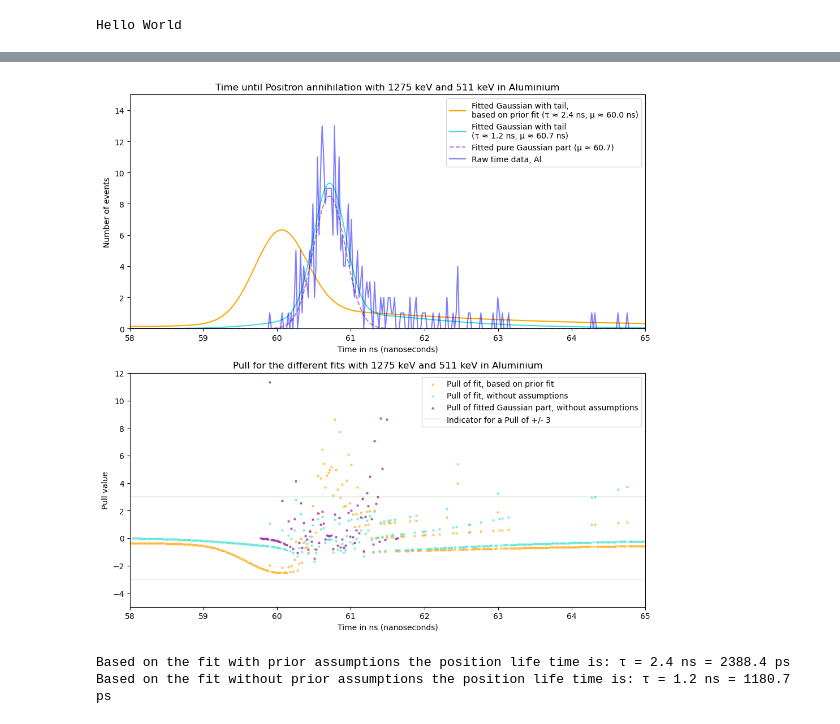
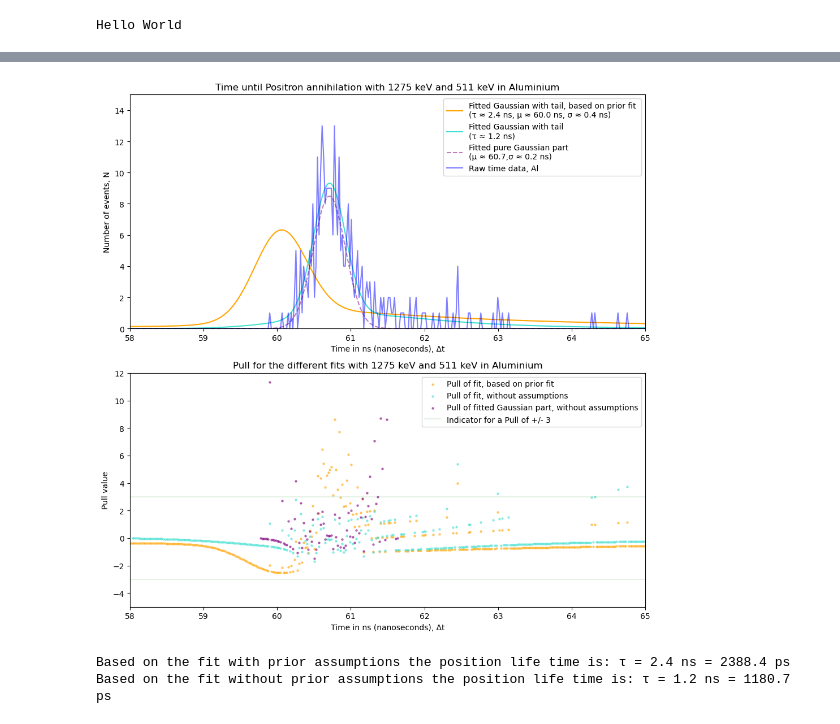
Before and after one commit to Royeth-Boss/KT-1-Lab-Positronium, a Jupyter notebook: Fits_and_plots.ipynb, the cells around one changed output, grey strips where cells are left out. Drawn from its saved outputs; the diff is of its cells as text; code cells hidden in the pictures.

```diff
--- a/Fits_and_plots.ipynb
+++ b/Fits_and_plots.ipynb
@@ -913,7 +938,7 @@ plt.plot(x_axis, data_time_1275_511_gate_al, label="Time, 1275 keV and 511 keV,
 
 plt.title("Time, 1275 keV and 511 keV, Aluminium")
 plt.xlabel("Time bin number")
-plt.ylabel("Number of events")
+plt.ylabel("Number of events, N")
 
 plt.legend(loc='upper right')
 # plt.xlim(2800 * nanoseconds_per_bin, 3050 * nanoseconds_per_bin,)
@@ -929,7 +954,7 @@ plt.plot(time_axis, data_time_1275_511_gate_al, label="Time, 1275 keV and 511 ke
 
 plt.title("Time, 1275 keV and 511 keV, Aluminium")
 plt.xlabel("Time bin number")
-plt.ylabel("Number of events")
+plt.ylabel("Number of events, N")
 
 plt.legend(loc='upper right')
 plt.xlim(2800 * nanoseconds_per_bin, 3050 * nanoseconds_per_bin)
@@ -980,10 +1005,11 @@ offset_0 = offset_both_511_reduced
 
 p_0_1275_511_al = [a_3_0, tau_0, a_2_0, mu_0, sigma_0, offset_0]
 
-# Creating a fit to a gaussian with tail where we use the gaussian data from before
+# Creating a fit to a gaussian with tail without making any prior assumptions
 optimized_parameters_1275_511_al, _ = curve_fit(gaussian_with_tail, time_axis_reduced, data_time_1275_511_gate_al_relevant, p0=p_0_1275_511_al)
 
 a_3_1275_511_al, tau_1275_511_al, a_2_1275_511_al, mu_1275_511_al, sigma_1275_511_al, offset_1275_511_al = optimized_parameters_1275_511_al
+
 x_fit = time_axis_reduced
 y_fit = gaussian_with_tail(time_axis_reduced, *optimized_parameters_1275_511_al)
 
@@ -1000,19 +1026,19 @@ Pull_pure_gaussian_1275_511_Al = (data_time_1275_511_gate_al_relevant - pure_gau
 fig, axs = plt.subplots(2, 1, figsize=(10, 10))
 
 # Plot the two fits in the upper plot, as well as only the Gaussian contribution
-axs[0].plot(x_fit_prek, y_fit_prek, label=f"Fitted Gaussian with tail, \nbased on prior fit (τ ≈ {tau_1275_511_al_prek:.1f} ns, μ ≈ {mu_both_511_reduced:.1f} ns)",
+axs[0].plot(x_fit_prek, y_fit_prek, label=f"Fitted Gaussian with tail, based on prior fit \n(τ ≈ {tau_1275_511_al_prek:.1f} ns, μ ≈ {mu_both_511_reduced:.1f} ns, σ ≈ {sigma_both_511_reduced:.1f} ns)",
             color="orange")
 
-axs[0].plot(x_fit, y_fit, label=f"Fitted Gaussian with tail \n(τ ≈ {tau_1275_511_al:.1f} ns, μ ≈ {mu_1275_511_al:.1f} ns)", color="turquoise")
+axs[0].plot(x_fit, y_fit, label=f"Fitted Gaussian with tail \n(τ ≈ {tau_1275_511_al:.1f} ns)", color="turquoise")
 
 axs[0].plot(x_fit, gaussian(x_fit, a_2_1275_511_al, mu_1275_511_al, sigma_1275_511_al, offset_1275_511_al),
-            label=f"Fitted pure Gaussian part (μ ≈ {mu_1275_511_al:.1f})", color="purple", linestyle="--", alpha=0.5)
+            label=f"Fitted pure Gaussian part \n(μ ≈ {mu_1275_511_al:.1f},σ ≈ {sigma_1275_511_al:.1f} ns)", color="purple", linestyle="--", alpha=0.5)
 
 axs[0].plot(x_fit, data_time_1275_511_gate_al_relevant, label="Raw time data, Al", color="blue", alpha=0.5)
 
 axs[0].set_title("Time until Positron annihilation with 1275 keV and 511 keV in Aluminium")
-axs[0].set_xlabel("Time in ns (nanoseconds)")
-axs[0].set_ylabel("Number of events")
+axs[0].set_xlabel("Time in ns (nanoseconds), Δt")
+axs[0].set_ylabel("Number of events, N")
 
 axs[0].legend(loc='upper right')
 axs[0].set_xlim(58, 65)
@@ -1026,7 +1052,7 @@ axs[1].scatter(x_fit, Pull_pure_gaussian_1275_511_Al, label="Pull of fitted Gaus
 
 
 axs[1].set_title("Pull for the different fits with 1275 keV and 511 keV in Aluminium")
-axs[1].set_xlabel("Time in ns (nanoseconds)")
+axs[1].set_xlabel("Time in ns (nanoseconds), Δt")
 axs[1].set_ylabel("Pull value")
 
 # Create lines in the plot at the y-values 3 and -3
@@ -1053,4 +1079,4 @@ print(f"Based on the fit without prior assumptions the position life time is: τ
-[figure, old version]
+[figure, new version]
 Based on the fit with prior assumptions the position life time is: τ = 2.4 ns = 2388.4 ps
 Based on the fit without prior assumptions the position life time is: τ = 1.2 ns = 1180.7 ps
 # %%
```
Also changed, not shown: parts of 6 cells of this notebook, 14 other files.
